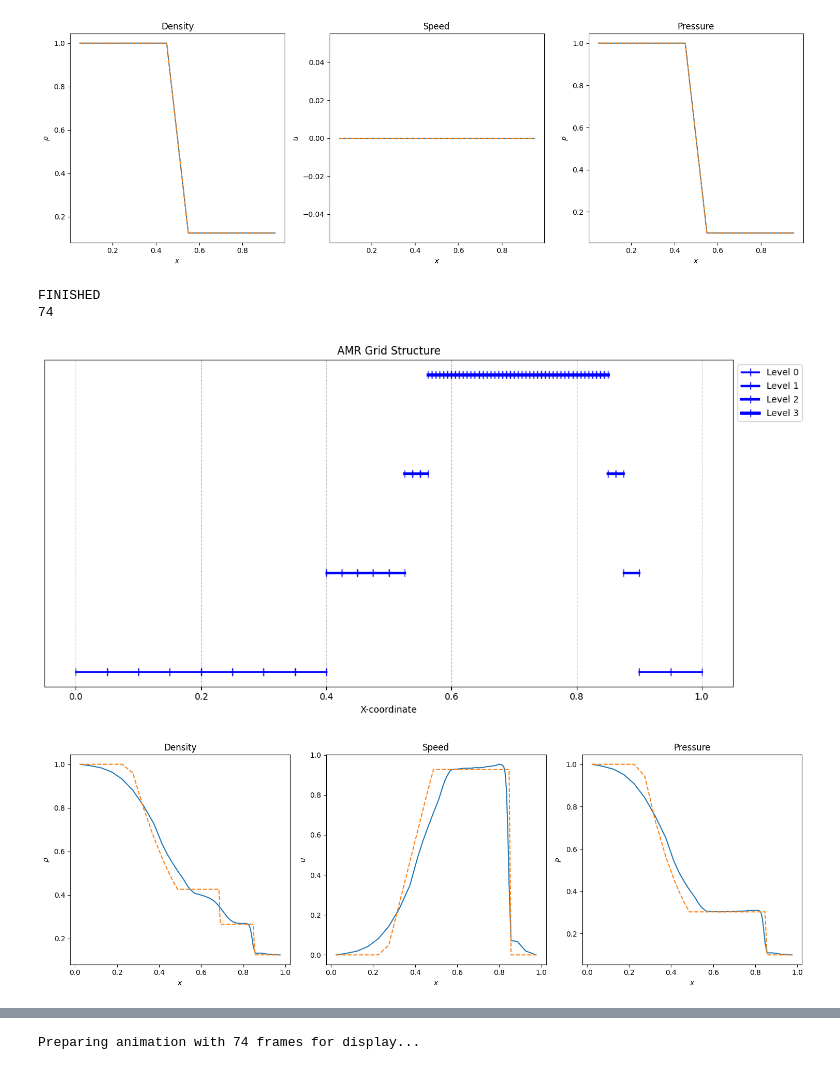
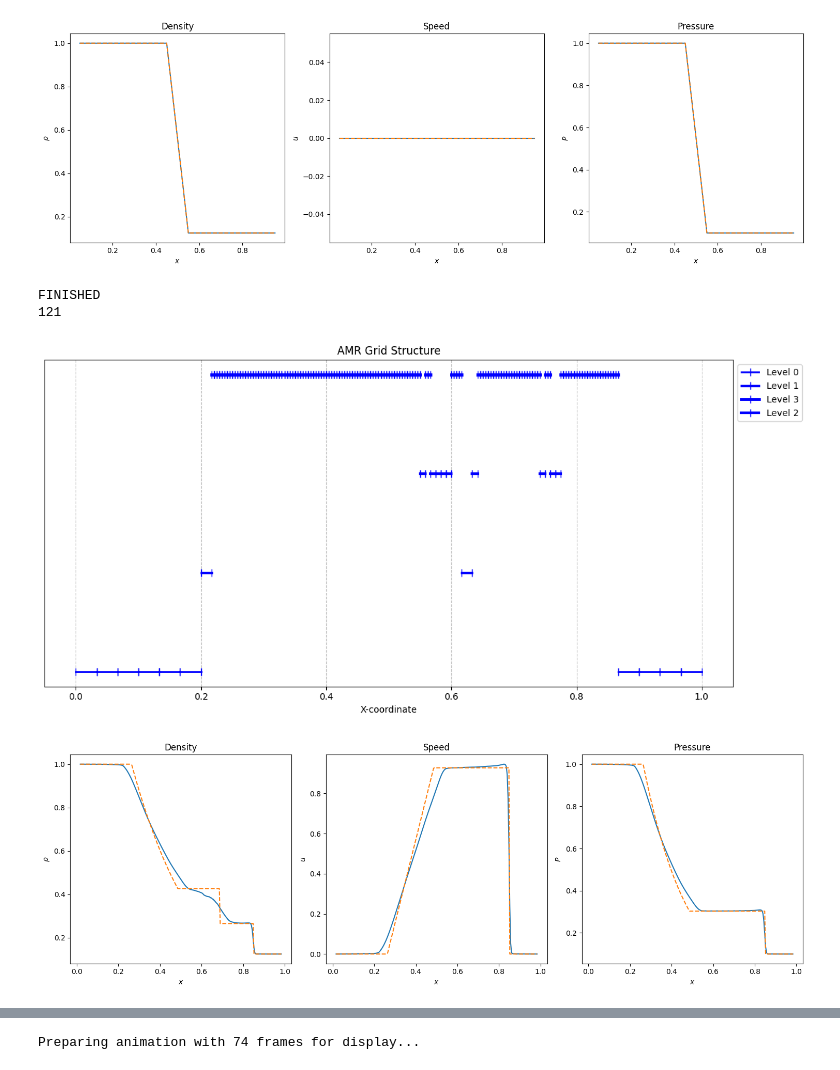
Before and after one commit to yttcari/1d_AMR, a Jupyter notebook: 03_1DAMR_solver.ipynb, the cells around one changed output, grey strips where cells are left out. Drawn from its saved outputs; the diff is of its cells as text; code cells hidden in the pictures.

```diff
--- a/03_1DAMR_solver.ipynb
+++ b/03_1DAMR_solver.ipynb
@@ -58,15 +58,15 @@ viz.plot_amr_value(grid0, analytic=init_con)
 [figure]
 [figure]
 # %%
-grid1 = grid.grid(L=1, N=20)
+grid1 = grid.grid(L=1, N=30)
 init_grid(grid1)
-grid1_history = FVM.solve(FVM.HLL_flux, grid1, t_final=0.2, refine_epsilon=0.5, corase_epsilon=0.3)
+grid1_history = FVM.solve(FVM.HLL_flux, grid1, t_final=0.2, refine_epsilon=0.001, corase_epsilon=0.0001)
 print(len(grid1_history))
 viz.plot_amr_grid(grid1)
 viz.plot_amr_value(grid1, analytic=init_con)
 #viz.animate(grid1_history, 'plot/test.gif')
 # %% [output]
 FINISHED
-74
+121
-[figure, old version]
+[figure, new version]
-[figure, old version]
+[figure, new version]
```
Also changed, not shown: parts of 1 cell of this notebook, 4 other files.
